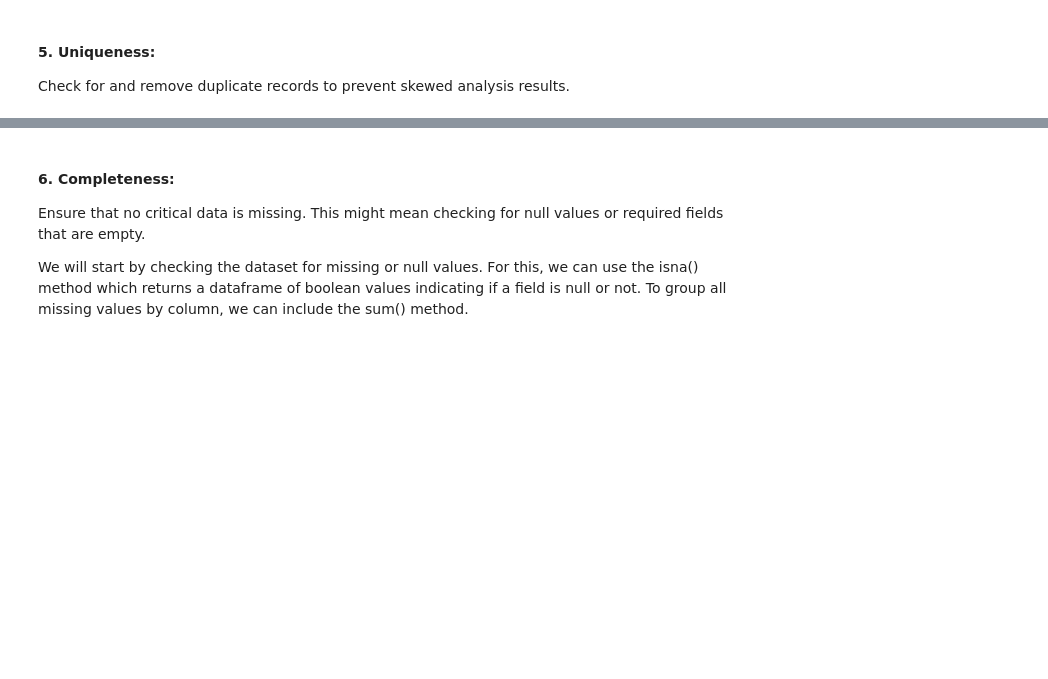
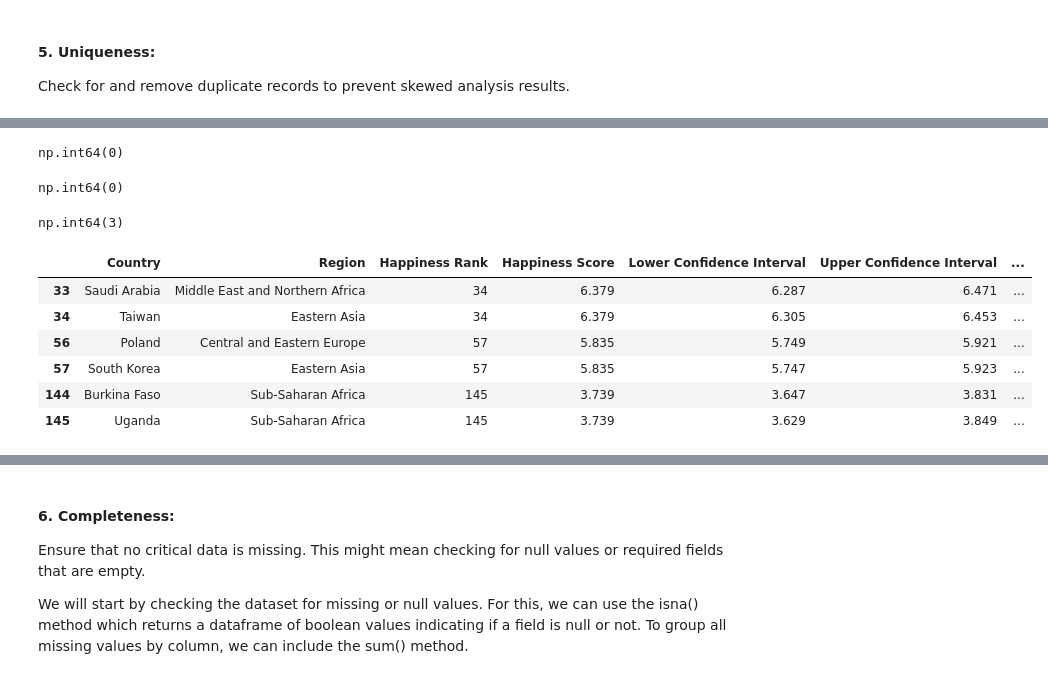
Before and after one commit to Tuwaiq-DS-ML-bootcamp-V-9/Usecase-2, a Jupyter notebook: EDA explain template.ipynb, the cells around one changed output, grey strips where cells are left out. Saved outputs shown, nothing was run; the diff lists cells and outputs as text; code cells hidden in the pictures; blank space fills up the shorter version.

```diff
--- a/EDA explain template.ipynb
+++ b/EDA explain template.ipynb
@@ -427,0 +505,22 @@ Check for and remove duplicate records to prevent skewed analysis results.
+# %%
+world_happiness_reports_2016.duplicated().sum()
+# %% [output]
+np.int64(0)
+# %%
+world_happiness_reports_2016.duplicated(["Country"]).sum()
+# %% [output]
+np.int64(0)
+# %%
+world_happiness_reports_2016.duplicated(["Happiness Rank"]).sum()
+# %% [output]
+np.int64(3)
+# %%
+world_happiness_reports_2016[world_happiness_reports_2016.duplicated(["Happiness Rank"],keep=False)]#different countries
+# %% [output]
+|  | Country | Region | Happiness Rank | Happiness Score | Lower Confidence Interval | Upper Confidence Interval | ... |
+| 33 | Saudi Arabia | Middle East and Northern Africa | 34 | 6.379 | 6.287 | 6.471 | ... |
+| 34 | Taiwan | Eastern Asia | 34 | 6.379 | 6.305 | 6.453 | ... |
+| 56 | Poland | Central and Eastern Europe | 57 | 5.835 | 5.749 | 5.921 | ... |
+| 57 | South Korea | Eastern Asia | 57 | 5.835 | 5.747 | 5.923 | ... |
+| 144 | Burkina Faso | Sub-Saharan Africa | 145 | 3.739 | 3.647 | 3.831 | ... |
+| 145 | Uganda | Sub-Saharan Africa | 145 | 3.739 | 3.629 | 3.849 | ... |
```
Also changed, not shown: parts of 26 cells of this notebook.
